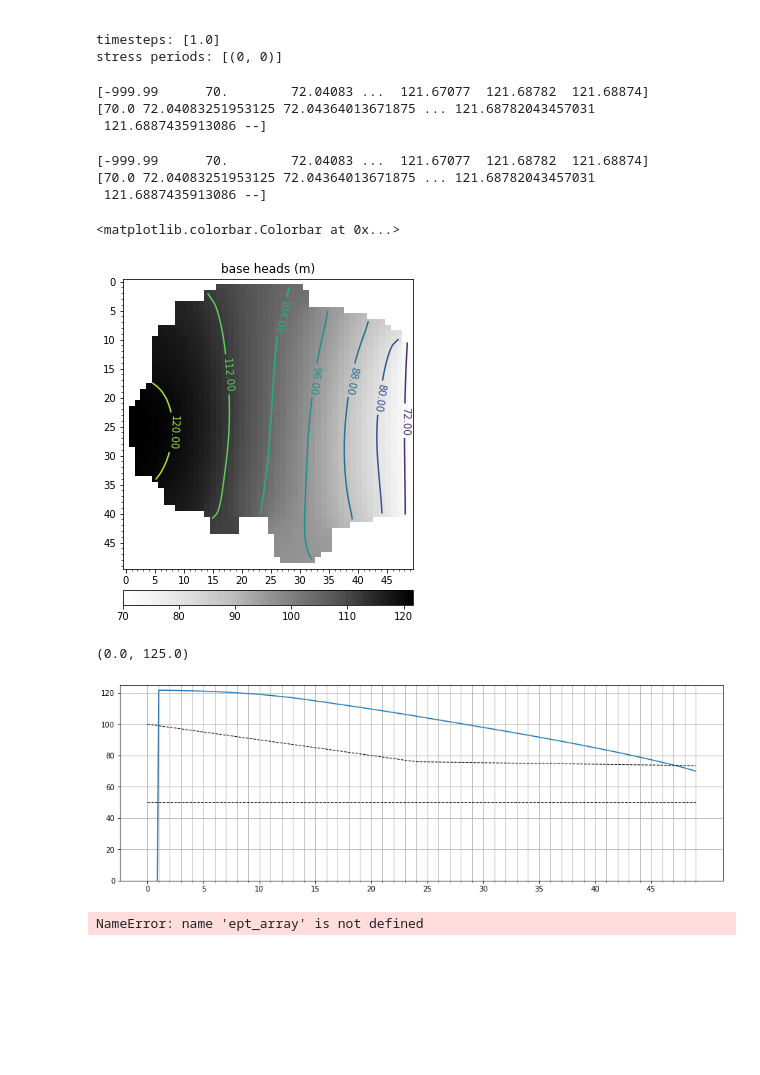
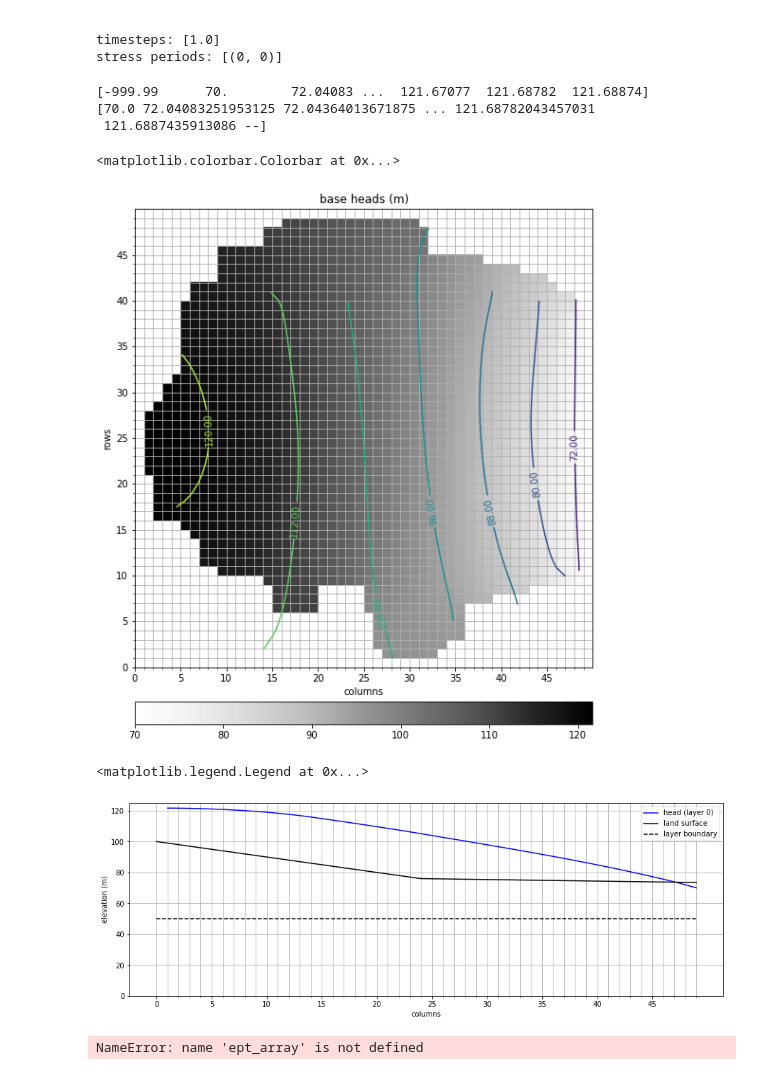
Before and after one commit to cfandel/geol340-w21, a Jupyter notebook: HW1/BASE.ipynb, the cells around one changed output. Drawn from its saved outputs; the diff is of its cells as text; code cells hidden in the pictures; blank space fills up the shorter version.

Commit message:
visualization improvements

```diff
--- a/HW1/BASE.ipynb
+++ b/HW1/BASE.ipynb
@@ -252,74 +274,72 @@ print('stress periods:', kstpkper_list)
 
 timesteps: [1.0]
 stress periods: [(0, 0)]
-# %%
-print(np.unique(head))
-head_mx = ma.masked_values (head, -999.99)
-print(np.unique(head_mx))
-# %% [output]
-[-999.99      70.        72.04083 ...  121.67077  121.68782  121.68874]
-[70.0 72.04083251953125 72.04364013671875 ... 121.68782043457031
- 121.6887435913086 --]
 # %%
 #Plot contour map of heads in Layer 1 at last timestep:
 
 #Make a version of the head array where no-flow cells (cells outside the watershed boundary) are masked (invisible):
 print(np.unique(head))                      #print a list of the unique values in the array (-999.99 indicates no-flow cells)
 head_mx = ma.masked_values (head, -999.99)  #create a masked array where all cells with the value -999.99 are hidden
 print(np.unique(head_mx))                    #print a list of unique values in the masked array (the no-flow cells are no longer visible)
 
 #Create figure & plot data:
-f,ax = plt.subplots(1,1,figsize=(6,6))        #create & return figure & axes at position (row, col) of size 6x6 inches
-im = plt.imshow(head_mx[0,:,:], cmap='Greys') #plots heads as colors (all rows & columns in layer 0 of masked array)
+f,ax = plt.subplots(1,1,figsize=(10,10))       #create & return figure & axes at position (row, col) of size 6x6 inches
+im = plt.imshow(head_mx[0,:,:], cmap='Greys', extent=(0,ncol,0,nrow)) #plots heads as colors (all rows & columns in layer 0 of masked array)
 c = plt.contour(head_mx[0,:,:], )             #plots heads as contours (all rows & columns in layer 0 of masked array)
 
 #Labels:
 plt.clabel(c, fmt='%1.2f', rightside_up=False)   #adds contour labels as floats with 2 decimal places, not oriented for reading
 plt.title(modelname+' heads (m)')                #adds a title
 
 #Format grid & axes:
 major_ticks = np.arange(0,nrow,5)         #creates an array for major tick marks every 5
 minor_ticks = np.arange(0,nrow)           #creates an array for minor tick marks every 1
 
 ax.set_xticks(major_ticks)             #sets major ticks
 ax.set_xticks(minor_ticks, minor=True) #sets minor ticks
 ax.set_yticks(major_ticks)
 ax.set_yticks(minor_ticks, minor=True)
+ax.set_ylabel('rows')
+ax.set_xlabel('columns')
 
-ax1.grid(which='both')                  #turns grid on for both major and minor ticks
+ax.grid(which='both')                  #turns grid on for both major and minor ticks
 
 #Add colorbar:
 divider = make_axes_locatable(ax)                         #make axes dividable (to add colorbar)
-cax = divider.append_axes('bottom', size="5%", pad=0.3)   #add an axis at the bottom for the colorbar
+cax = divider.append_axes('bottom', size="5%", pad=0.5)   #add an axis at the bottom for the colorbar
 plt.colorbar(im, cax=cax, orientation='horizontal')       #plot the colorbar
 # %% [output]
 [-999.99      70.        72.04083 ...  121.67077  121.68782  121.68874]
 [70.0 72.04083251953125 72.04364013671875 ... 121.68782043457031
  121.6887435913086 --]
 <matplotlib.colorbar.Colorbar at 0x...>
-[figure, old version]
+[figure, new version]
 # %%
 #Plot cross-section of heads along center row:
 
 #Create figure & plot data:
 f,ax = plt.subplots(1,1,figsize=(15,5))  #create a figure object of width 15 in and height 5 in, with two subplots
-ax.plot(np.arange(ncol), head[0,nrow//2,:], c=) #plots heads at layer 0, center row, all columns
+ax.plot(np.arange(ncol), head_mx[0,nrow//2,:], color='blue',  label='head (layer 0)') #plots heads at layer 0, center row, all columns
 
 #Display layers:
-ax.plot(np.arange(ncol), botm[1,nrow//2,:],'--k',linewidth=1)  #plot bottom elevation of middle layer as a thin dashed black line
-ax.plot(np.arange(ncol), botm[0,nrow//2,:],'--k',linewidth=1)  #plot bottom elevation of top layer
-ax.plot(np.arange(ncol), ztop[nrow//2,:],'--k',linewidth=1)    #plot top elevation of top layer
+ax.plot(np.arange(ncol), ztop[nrow//2,:],   color='k', label='land surface')    #plot top elevation of top layer (land surface)
+ax.plot(np.arange(ncol), botm[0,nrow//2,:], color='k', linestyle='--', label='layer boundary')  #plot bottom elevation of top layer
 
 #Format grid & axes:
-major_ticks = np.arange(0,nrow,5)      #creates an array for major tick marks every 5
-minor_ticks = np.arange(0,nrow)        #creates an array for minor tick marks every 1
-ax.set_xticks(major_ticks)             #sets major ticks
-ax.set_xticks(minor_ticks, minor=True) #sets minor ticks
-ax.grid(which='both')                  #turns grid on for both major and minor ticks
+major_ticks = np.arange(0,nrow,5)      #create array for major tick marks every 5
+minor_ticks = np.arange(0,nrow)        #create array for minor tick marks every 1
+ax.set_xticks(major_ticks)             #set major ticks
+ax.set_xticks(minor_ticks, minor=True) #set minor ticks
+ax.grid(which='both')                  #turn grid on for both major and minor ticks
 ax.set_ylim(bottom=zbot, top=np.amax(ztop))       #sets z limits to model bottom and highest top elev
+ax.set_ylabel('elevation (m)')         #add axis label
+ax.set_xlabel('columns')               #add axis label
+
+#Legend:
+ax.legend()
 # %% [output]
-(0.0, 125.0)
+<matplotlib.legend.Legend at 0x...>
-[figure, old version]
+[figure, new version]
 # %%
 #Plot endpoints of particles:
 #see https://pubs.usgs.gov/tm/6a41/pdf/TM_6A_41.pdf (p.33)
```
Also changed, not shown: parts of 2 cells of this notebook.
